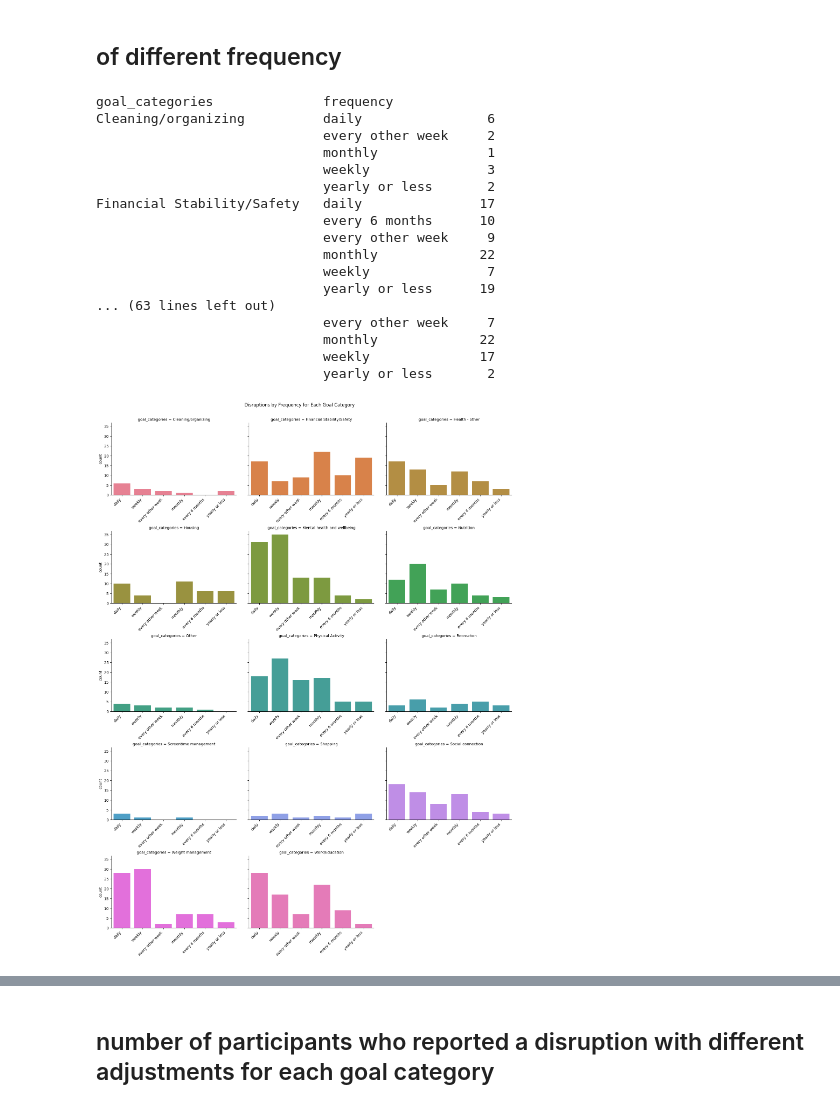
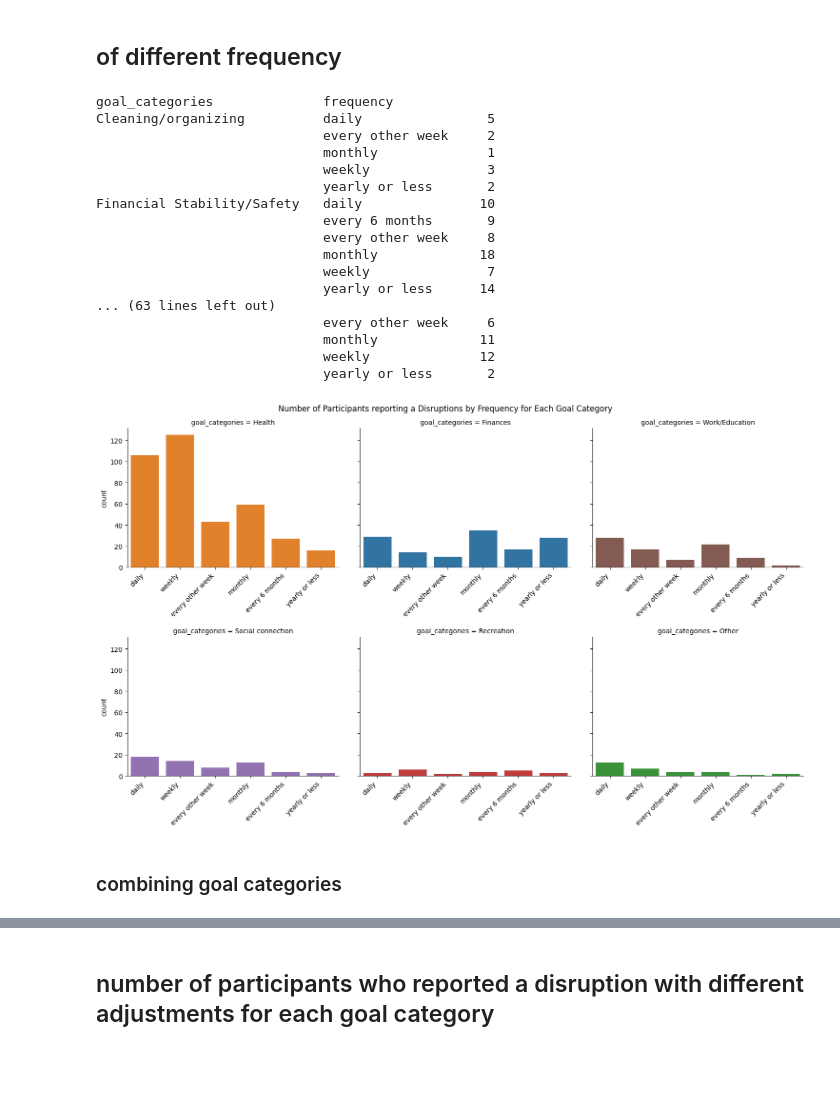
Before and after one commit to meeshu/disruptions, a Jupyter notebook: Small_multiples_disruptionsbygoalcategories.ipynb, the cells around one changed output, grey strips where cells are left out. Cells and saved outputs as stored; diff of their text form; code cells hidden in the pictures; blank space fills up the shorter version.

Commit message:
updated unique participant graphs for all 4 plots

```diff
--- a/Small_multiples_disruptionsbygoalcategories.ipynb
+++ b/Small_multiples_disruptionsbygoalcategories.ipynb
@@ -787,7 +789,7 @@ df['pid*gid*cid'] = df['pid'] + "*" + df['gid'] + "*" + df['cid']
 len(df['pid*gid*cid'])
 df['pid*gid*cid'].nunique()
 
-disruptions_frequency_goaltype = df[['pid', 'gid', 'pid*gid', 'pid*gid*cid', 'goal_categories','frequency', 'disruption_status']]
+disruptions_frequency_goaltype = df[['pid*gid*cid', 'goal_categories','frequency', 'disruption_status']]
 
 
 #filter out no disruptions
@@ -1098,6 +1388,9 @@ pp_disruptions_duration_goaltype['goal_categories'] = pp_disruptions_duration_go
     'Work/Career': 'Work/Education'
 })
 
+#filter out unique values
+pp_disruptions_duration_goaltype = pp_disruptions_duration_goaltype[['pid','goal_categories','how-long']].drop_duplicates()
+
 # prompt: Using dataframe disruptions_duration_goaltype: count of values grouped by goal categories and how-long
 
 # Group by goal_categories and how-long and count the number of values
@@ -1170,7 +1463,8 @@ disruptions_duration_goaltype_combo['how-long'] = disruptions_duration_goaltype[
 
 
 disruptions_duration_goaltype_combo= disruptions_duration_goaltype_combo[['pid', 'how-long', 'goal_categories']]
-
+#filter out unique values
+disruptions_duration_goaltype_combo = disruptions_duration_goaltype_combo[['pid','goal_categories','how-long']].drop_duplicates()
 # Group by goal_categories and how-long and count the number of values
 count_by_goal_howlong_c = disruptions_duration_goaltype_combo.groupby(['goal_categories', 'how-long'])['pid'].count()
 
@@ -1215,7 +1583,7 @@ plt.show()
 # %%
 df['pid'].nunique()
 
-disruptions_frequency_goaltype = df[['pid', 'gid', 'pid*gid', 'goal_categories','frequency', 'disruption_status']]
+disruptions_frequency_goaltype = df[['pid', 'goal_categories','frequency', 'disruption_status']]
 
 
 #filter out no disruptions
@@ -1235,63 +1603,61 @@ disruptions_frequency_goaltype['goal_categories'] = disruptions_frequency_goalty
 
 disruptions_frequency_goaltype = disruptions_frequency_goaltype[['pid', 'frequency', 'goal_categories']]
 
+#filter out unique values
+disruptions_frequency_goaltype = disruptions_frequency_goaltype[['pid','goal_categories','frequency']].drop_duplicates()
+
 # Group by goal_categories and frequency and count the number of values
 count_by_goal_frequency = disruptions_frequency_goaltype.groupby(['goal_categories', 'frequency'])['pid'].count()
 print(count_by_goal_frequency.to_string()) # Use .to_string() to display all rows of the Series
 # %% [output]
 goal_categories              frequency
-Cleaning/organizing          daily                6
+Cleaning/organizing          daily                5
                              every other week     2
                              monthly              1
                              weekly               3
                              yearly or less       2
-Financial Stability/Safety   daily               17
-                             every 6 months      10
-                             every other week     9
-                             monthly             22
+Financial Stability/Safety   daily               10
+                             every 6 months       9
+                             every other week     8
+                             monthly             18
                              weekly               7
-                             yearly or less      19
+                             yearly or less      14
 ... (63 lines left out)
-                             every other week     7
-                             monthly             22
-                             weekly              17
+                             every other week     6
+                             monthly             11
+                             weekly              12
                              yearly or less       2
 # %%
 # Convert the grouped data to a DataFrame for easier plotting
-count_by_goal_howlong_df = count_by_goal_howlong.reset_index()
-# Rename the label names for clarity
-count_by_goal_howlong_df['how-long'] = count_by_goal_howlong_df['how-long'].replace({
-    'an hour or less': '<1hr',
-    'more than an hour to half a day': '<half day',
-    'more than half a day to a day': '<1 day',
-    'multiple days to a week': '<1 week',
-    'multiple weeks to a month': '<1 month',
-    'multiple months to a year': '<1 year',
-    'longer than a year': '>1 year'
-})
+count_by_goal_frequency_df = count_by_goal_frequency.reset_index()
 
 #rename
-count_by_goal_howlong_df.rename(columns={'pid': 'count'}, inplace=True)
+count_by_goal_frequency_df.rename(columns={'pid': 'count'}, inplace=True)
 
 # get label and set order
 xlabels_order = ['daily','weekly','every other week', 'monthly','every 6 months','yearly or less']
 
 count_by_goal_freq_df['frequency'] = pd.Categorical(count_by_goal_freq_df['frequency'], categories=xlabels_order, ordered=True)
 
+#set order of plots
+plot_order = ['Health', 'Finances', 'Work/Education','Social connection','Recreation','Other']
+
 
 # Create a small multiple bar plot using seaborn
-g = sns.catplot(x='frequency', y='count', hue='goal_categories', data=count_by_goal_freq_df, kind='bar', col='goal_categories', col_wrap=3, sharex=False)
-plt.subplots_adjust(left=0.1, bottom=0.2, right=0.95, top=0.95, wspace=0.1, hspace=0.5)
-g.fig.suptitle('Disruptions by Frequency for Each Goal Category')
+g = sns.catplot(x='frequency', y='count', hue='goal_categories', data=count_by_goal_freq_df, kind='bar', col='goal_categories', col_wrap=3, col_order=plot_order,sharex=False)
+plt.subplots_adjust(left=0.1, bottom=0.2, right=0.95, top=0.93, wspace=0.1, hspace=0.5)
+g.fig.suptitle('Number of Participants reporting a Disruptions by Frequency for Each Goal Category')
 g._legend.remove()
 
 # Iterate through the axes
 for ax in g.axes.flat:
     ax.set_xlabel('')
     # Set tick positions before labels
     ax.set_xticks(range(len(xlabels_order)))
     ax.set_xticklabels(labels=xlabels_order, rotation=45, ha='right')
 
 plt.show()
 # %% [output]
-[figure, old version]
+[figure, new version]
+# %% [markdown]
+### combining goal categories
```
Also changed, not shown: parts of 26 cells of this notebook.
